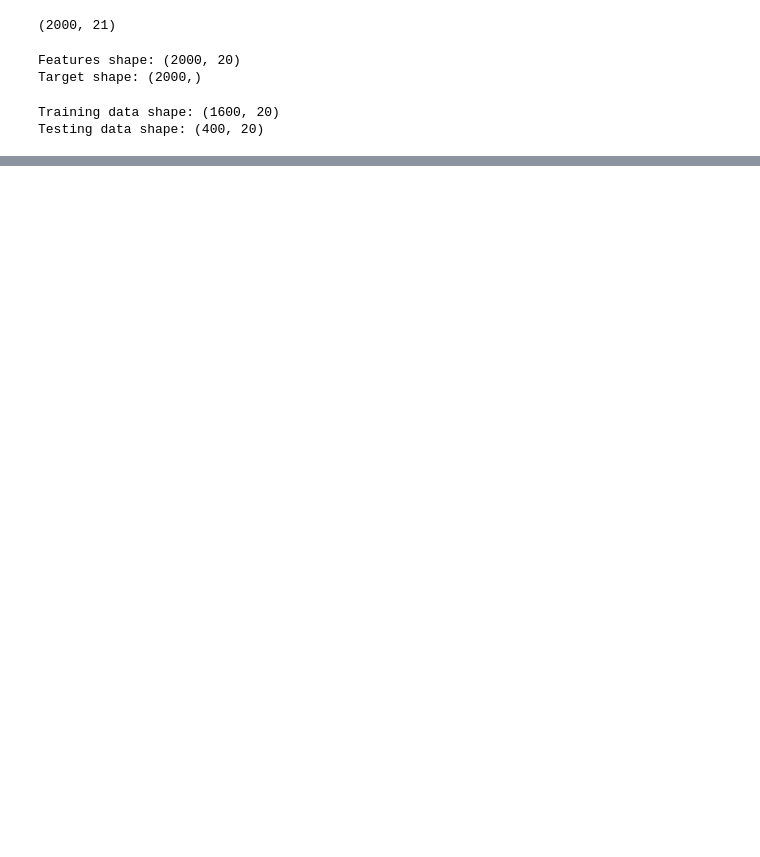
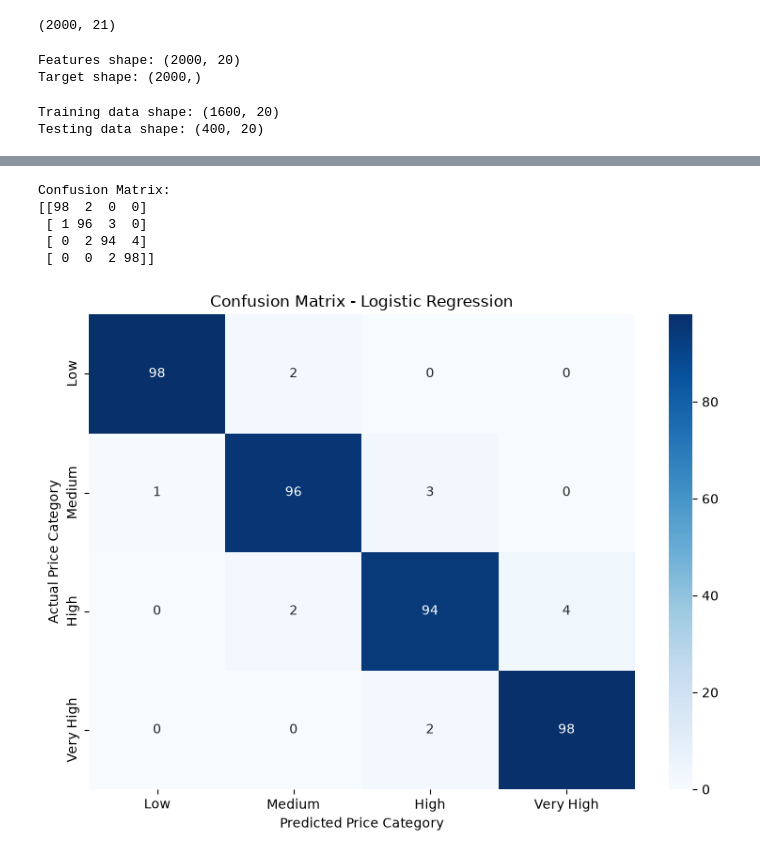
Before and after one commit to 2026eeb1328-rgb/AI101-Mini-Project-Group-71, a Jupyter notebook: src/data_preprocessing_training_evaluation.ipynb, the cells around one changed output, grey strips where cells are left out. Drawn from its saved outputs; the diff is of its cells as text; code cells hidden in the pictures; blank space fills up the shorter version.

```diff
--- a/src/data_preprocessing_training_evaluation.ipynb
+++ b/src/data_preprocessing_training_evaluation.ipynb
@@ -53,0 +96,7 @@ Testing data shape: (400, 20)
+# %%
+# 6. Create and train the Logistic Regression model
+model = LogisticRegression(max_iter=1000)
+
+model.fit(X_train_scaled, y_train)
+
+print("\nLogistic Regression model trained successfully!")
@@ -53,0 +105,9 @@ Testing data shape: (400, 20)
+# %%
+# 7. Make predictions on the test data
+y_pred = model.predict(X_test_scaled)
+
+print("\nFirst 20 predicted classes:")
+print(y_pred[:20])
+
+print("\nFirst 20 actual classes:")
+print(y_test.iloc[:20].values)
@@ -53,0 +162,29 @@ Testing data shape: (400, 20)
+# %%
+
+# 9. Confusion matrix
+cm = confusion_matrix(y_test, y_pred, labels=[0, 1, 2, 3])
+
+print("\nConfusion Matrix:")
+print(cm)
+
+plt.figure(figsize=(8, 6))
+sns.heatmap(
+    cm,
+    annot=True,
+    fmt="d",
+    cmap="Blues",
+    xticklabels=["Low", "Medium", "High", "Very High"],
+    yticklabels=["Low", "Medium", "High", "Very High"]
+)
+plt.title("Confusion Matrix - Logistic Regression")
+plt.xlabel("Predicted Price Category")
+plt.ylabel("Actual Price Category")
+plt.tight_layout()
+plt.show()
+# %% [output]
+Confusion Matrix:
+[[98  2  0  0]
+ [ 1 96  3  0]
+ [ 0  2 94  4]
+ [ 0  0  2 98]]
+[figure, added]
```
Also changed, not shown: parts of 6 cells of this notebook.
